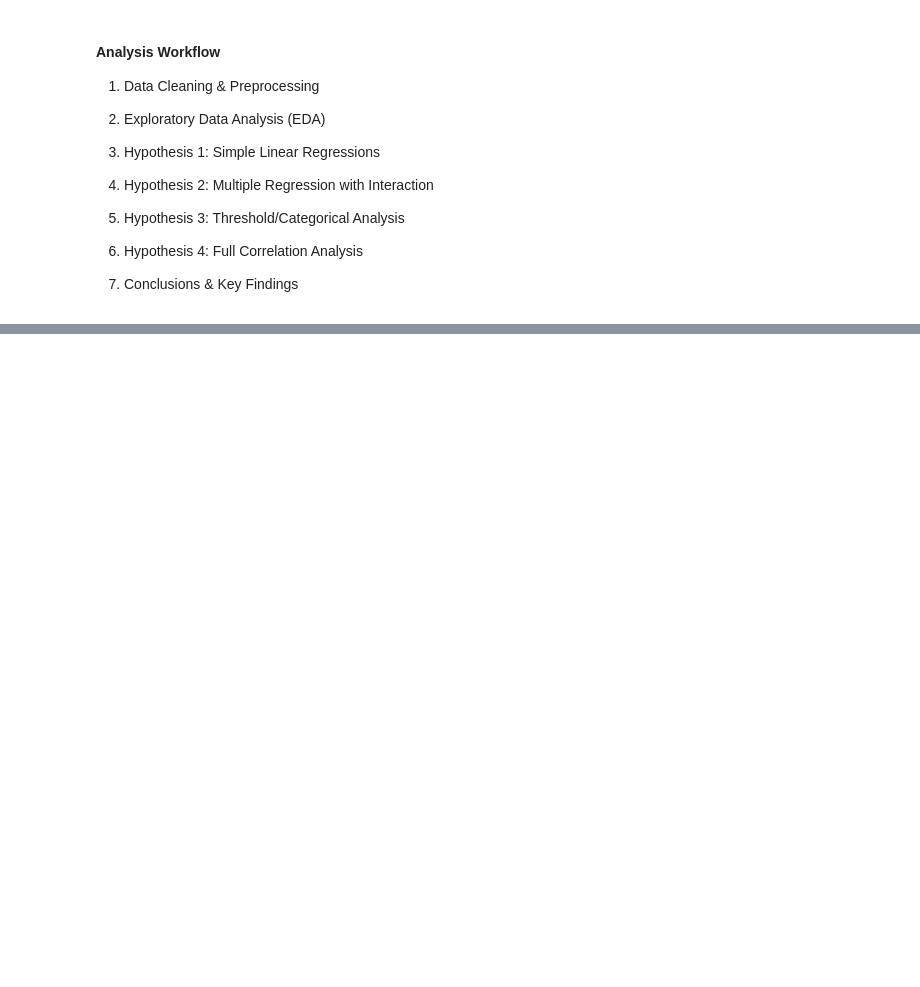
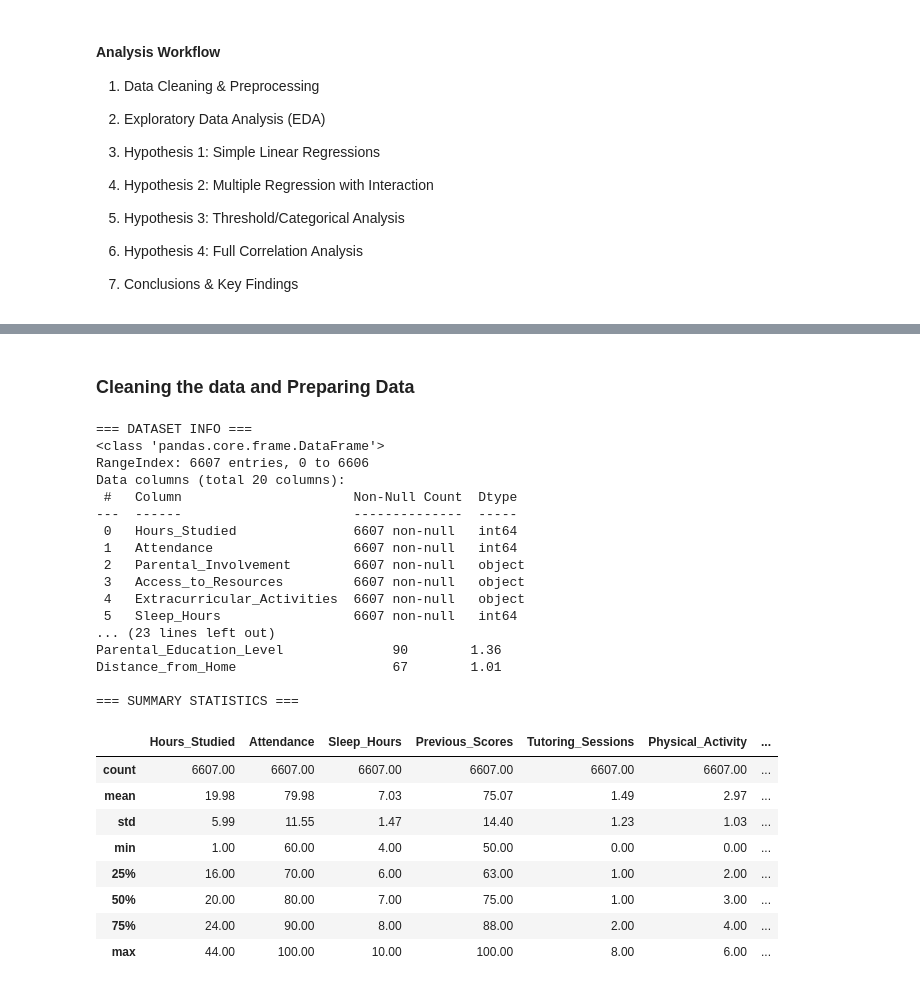
Before and after one commit to symemi115/Student-Performance-Factors, a Jupyter notebook: jupyter_notebooks/Notebook.ipynb, the cells around one changed output, grey strips where cells are left out. Saved outputs shown, nothing was run; the diff lists cells and outputs as text; code cells hidden in the pictures; blank space fills up the shorter version.

```diff
--- a/jupyter_notebooks/Notebook.ipynb
+++ b/jupyter_notebooks/Notebook.ipynb
@@ -56,0 +83,48 @@ sns.set_palette("husl")
+# %% [markdown]
+### Cleaning the data and Preparing Data
+# %%
+# comprehensive info including data types and non-null counts
+print("=== DATASET INFO ===")
+print(df.info())
+print("\n" + "="*50)
+
+# Checking for missing values
+print("\n=== MISSING VALUES ===")
+missing = df.isnull().sum()
+missing_pct = (missing/len(df))*100
+missing_df = pd.DataFrame({
+    'Missing Values': missing,
+    'Percentage': missing_pct
+})
+print(missing_df[missing_df['Missing Values'] > 0])
+
+# Summary of  statistics
+print("\n=== SUMMARY STATISTICS ===")
+df.describe()
+# %% [output]
+=== DATASET INFO ===
+<class 'pandas.core.frame.DataFrame'>
+RangeIndex: 6607 entries, 0 to 6606
+Data columns (total 20 columns):
+ #   Column                      Non-Null Count  Dtype
+---  ------                      --------------  -----
+ 0   Hours_Studied               6607 non-null   int64
+ 1   Attendance                  6607 non-null   int64
+ 2   Parental_Involvement        6607 non-null   object
+ 3   Access_to_Resources         6607 non-null   object
+ 4   Extracurricular_Activities  6607 non-null   object
+ 5   Sleep_Hours                 6607 non-null   int64
+... (23 lines left out)
+Parental_Education_Level              90        1.36
+Distance_from_Home                    67        1.01
+
+=== SUMMARY STATISTICS ===
+|  | Hours_Studied | Attendance | Sleep_Hours | Previous_Scores | Tutoring_Sessions | Physical_Activity | ... |
+| count | 6607.00 | 6607.00 | 6607.00 | 6607.00 | 6607.00 | 6607.00 | ... |
+| mean | 19.98 | 79.98 | 7.03 | 75.07 | 1.49 | 2.97 | ... |
+| std | 5.99 | 11.55 | 1.47 | 14.40 | 1.23 | 1.03 | ... |
+| min | 1.00 | 60.00 | 4.00 | 50.00 | 0.00 | 0.00 | ... |
+| 25% | 16.00 | 70.00 | 6.00 | 63.00 | 1.00 | 2.00 | ... |
+| 50% | 20.00 | 80.00 | 7.00 | 75.00 | 1.00 | 3.00 | ... |
+| 75% | 24.00 | 90.00 | 8.00 | 88.00 | 2.00 | 4.00 | ... |
+| max | 44.00 | 100.00 | 10.00 | 100.00 | 8.00 | 6.00 | ... |
```
Also changed, not shown: parts of 21 cells of this notebook, 1 other file.
